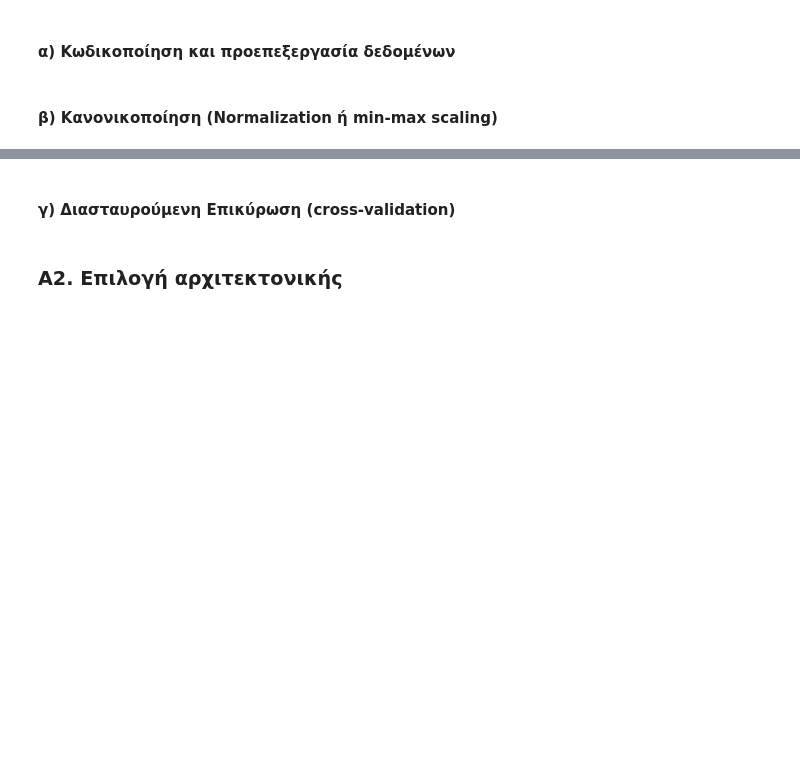
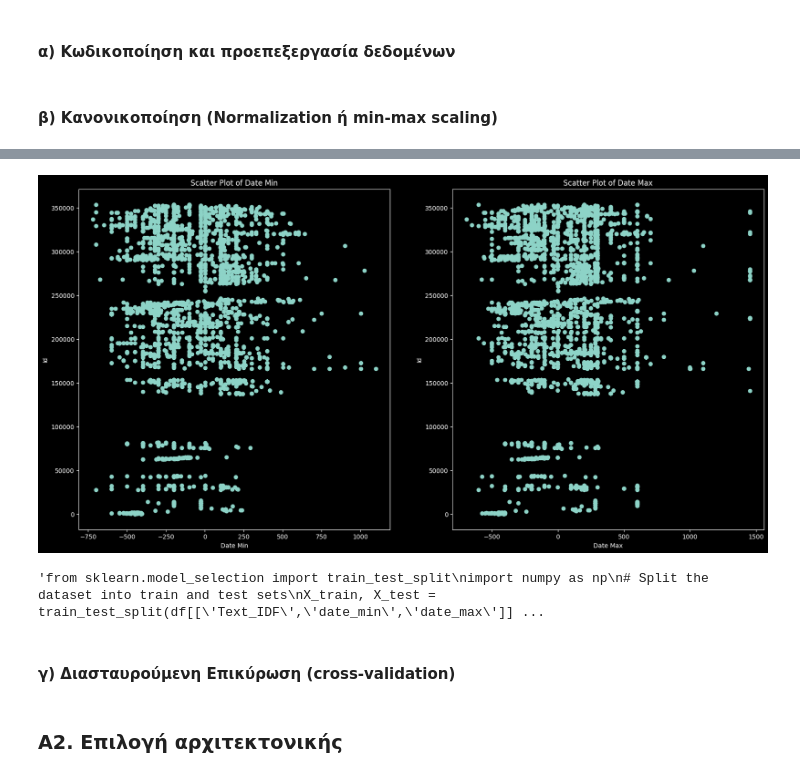
Before and after one commit to el-maestro78/Computational-Intelligence, a Jupyter notebook: Part A/PartA_1072578.ipynb, the cells around one changed output, grey strips where cells are left out. Cells and saved outputs as stored; diff of their text form; code cells hidden in the pictures; blank space fills up the shorter version.

```diff
--- a/Part A/PartA_1072578.ipynb
+++ b/Part A/PartA_1072578.ipynb
@@ -78,0 +81,27 @@ Bag of word sentence 1:
+# %%
+import matplotlib.pyplot as plt
+
+# Assuming df is your DataFrame
+x_values = df['date_min']
+y_values = df['id']
+x_values_2 = df['date_max']
+y_values_2 = df['id']
+
+fig, axes = plt.subplots(1, 2, figsize=(20, 10))
+
+
+axes[0].scatter(x_values, y_values)
+axes[0].set_xlabel('Date Min')
+axes[0].set_ylabel('Id')
+axes[0].set_title('Scatter Plot of Date Min')
+
+axes[1].scatter(x_values_2, y_values_2)
+axes[1].set_xlabel('Date Max')
+axes[1].set_ylabel('Id')
+axes[1].set_title('Scatter Plot of Date Max')
+
+
+# plt.tight_layout()
+plt.show()
+# %% [output]
+[figure, added]
@@ -79,3 +132,34 @@ Bag of word sentence 1:
+# %%
+"""from sklearn.model_selection import train_test_split
+import numpy as np
+# Split the dataset into train and test sets
+X_train, X_test = train_test_split(df[['Text_IDF','date_min','date_max']], test_size=0.2, random_state=42)
+
+# Split the train set further into train and validation sets
+X_train, X_val = train_test_split(X_train, test_size=0.2, random_state=42)
+
+# Print the shape of the train, validation, and test sets
+print("Train set shape:", X_train.shape)
+print("Validation set shape:", X_val.shape)
+print("Test set shape:", X_test.shape)
+
+X = df[['Text_IDF','date_min','date_max']]
+zeros_array = np.zeros(len(df))
+y = df['Estimated Date'] = zeros_array
+
+# Split the dataset into train and test sets for both X and y
+X_train, X_test, y_train, y_test = train_test_split(X, y, test_size=0.2, random_state=42)
+
+# Split the train set further into train and validation sets for both X and y
+X_train, X_val, y_train, y_val = train_test_split(X_train, y_train, test_size=0.2, random_state=42)
+
+# Print the shape of the train, validation, and test sets
+print("Train set shape:", X_train.shape, y_train.shape)
+print("Validation set shape:", X_val.shape, y_val.shape)
+print("Test set shape:", X_test.shape, y_test.shape)
+"""
+# %% [output]
+'from sklearn.model_selection import train_test_split\nimport numpy as np\n# Split the dataset into train and test sets\nX_train, X_test = train_test_split(df[[\'Text_IDF\',\'date_min\',\'date_max\']] ...
 # %% [markdown]
 #### γ) Διασταυρούμενη Επικύρωση (cross-validation)
 # %%
```
Also changed, not shown: parts of 6 cells of this notebook, 1 other file.
